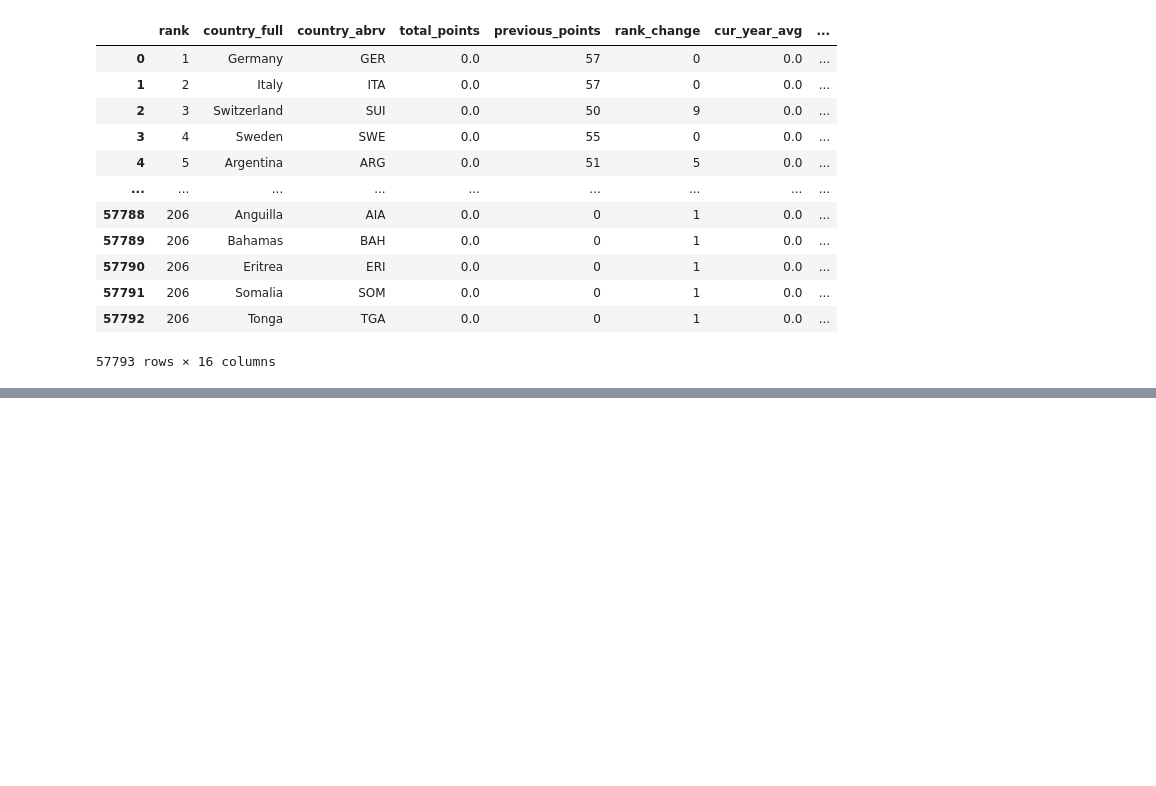
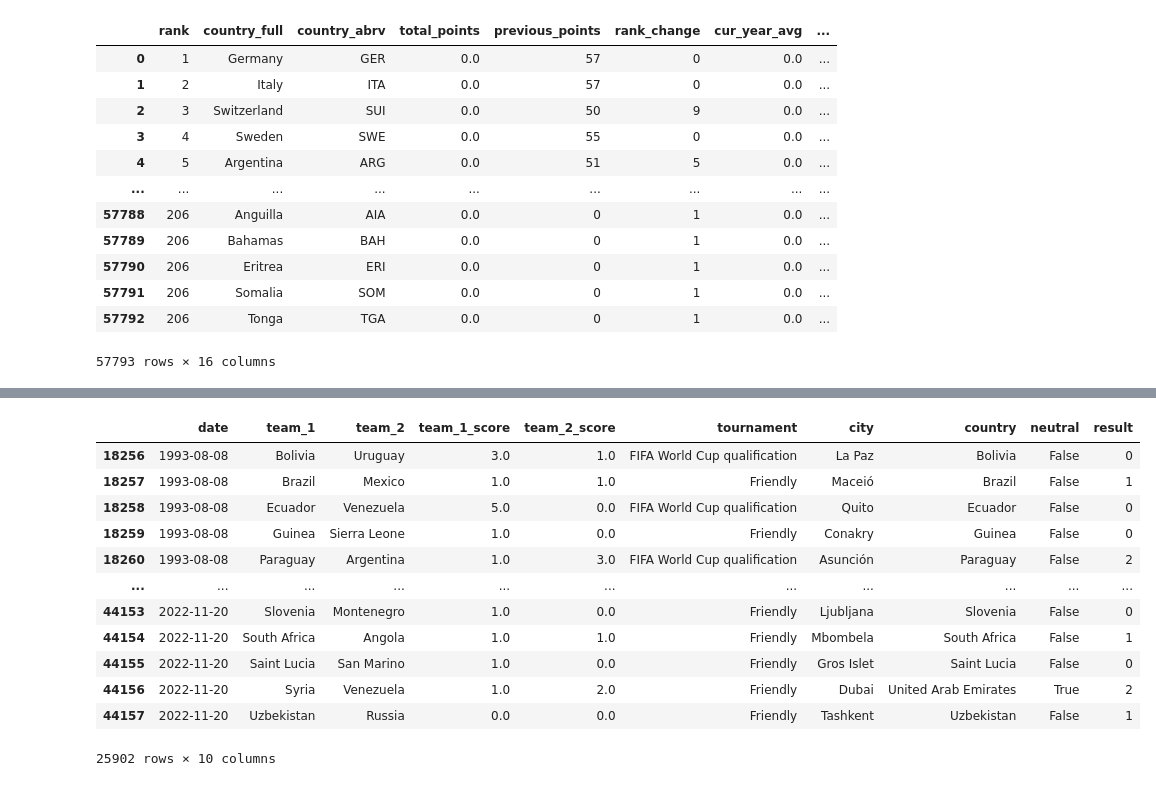
Before and after one commit to Chemafiz/My-Portfolio, a Jupyter notebook: world_cup_2022.ipynb, the cells around one changed output, grey strips where cells are left out. Drawn from its saved outputs; the diff is of its cells as text; code cells hidden in the pictures; blank space fills up the shorter version.

```diff
--- a/world_cup_2022.ipynb
+++ b/world_cup_2022.ipynb
@@ -22,3 +116,6 @@ fifa_ranking
 | 57791 | 206 | Somalia | SOM | 0.0 | 0 | 1 | 0.0 | ... |
 | 57792 | 206 | Tonga | TGA | 0.0 | 0 | 1 | 0.0 | ... |
 57793 rows × 16 columns
+# %%
+#renaming columns
+fifa_ranking.rename(columns = {'rank_date':'date'}, inplace = True)
@@ -24,0 +142,3 @@ fifa_ranking
+# %%
+# date dtype is object, let's convert it to datetime
+fifa_ranking["date"] = pd.to_datetime(fifa_ranking["date"], format = '%Y-%m-%d')
@@ -24,0 +191,16 @@ fifa_ranking
+# %%
+matches
+# %% [output]
+|  | date | team_1 | team_2 | team_1_score | team_2_score | tournament | city | country | neutral | result |
+| 18256 | 1993-08-08 | Bolivia | Uruguay | 3.0 | 1.0 | FIFA World Cup qualification | La Paz | Bolivia | False | 0 |
+| 18257 | 1993-08-08 | Brazil | Mexico | 1.0 | 1.0 | Friendly | Maceió | Brazil | False | 1 |
+| 18258 | 1993-08-08 | Ecuador | Venezuela | 5.0 | 0.0 | FIFA World Cup qualification | Quito | Ecuador | False | 0 |
+| 18259 | 1993-08-08 | Guinea | Sierra Leone | 1.0 | 0.0 | Friendly | Conakry | Guinea | False | 0 |
+| 18260 | 1993-08-08 | Paraguay | Argentina | 1.0 | 3.0 | FIFA World Cup qualification | Asunción | Paraguay | False | 2 |
+| ... | ... | ... | ... | ... | ... | ... | ... | ... | ... | ... |
+| 44153 | 2022-11-20 | Slovenia | Montenegro | 1.0 | 0.0 | Friendly | Ljubljana | Slovenia | False | 0 |
+| 44154 | 2022-11-20 | South Africa | Angola | 1.0 | 1.0 | Friendly | Mbombela | South Africa | False | 1 |
+| 44155 | 2022-11-20 | Saint Lucia | San Marino | 1.0 | 0.0 | Friendly | Gros Islet | Saint Lucia | False | 0 |
+| 44156 | 2022-11-20 | Syria | Venezuela | 1.0 | 2.0 | Friendly | Dubai | United Arab Emirates | True | 2 |
+| 44157 | 2022-11-20 | Uzbekistan | Russia | 0.0 | 0.0 | Friendly | Tashkent | Uzbekistan | False | 1 |
+25902 rows × 10 columns
```
Also changed, not shown: parts of 25 cells of this notebook.
